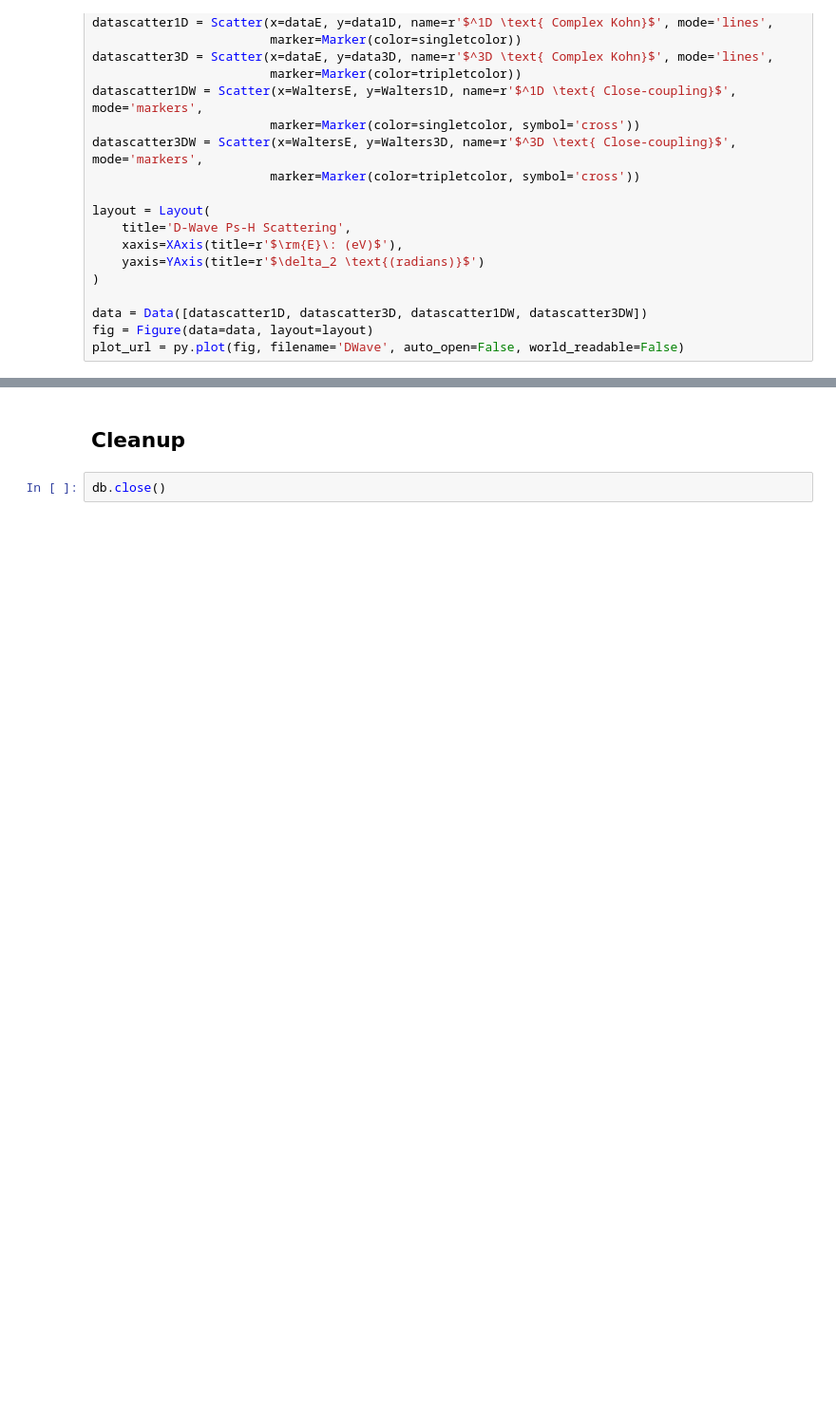
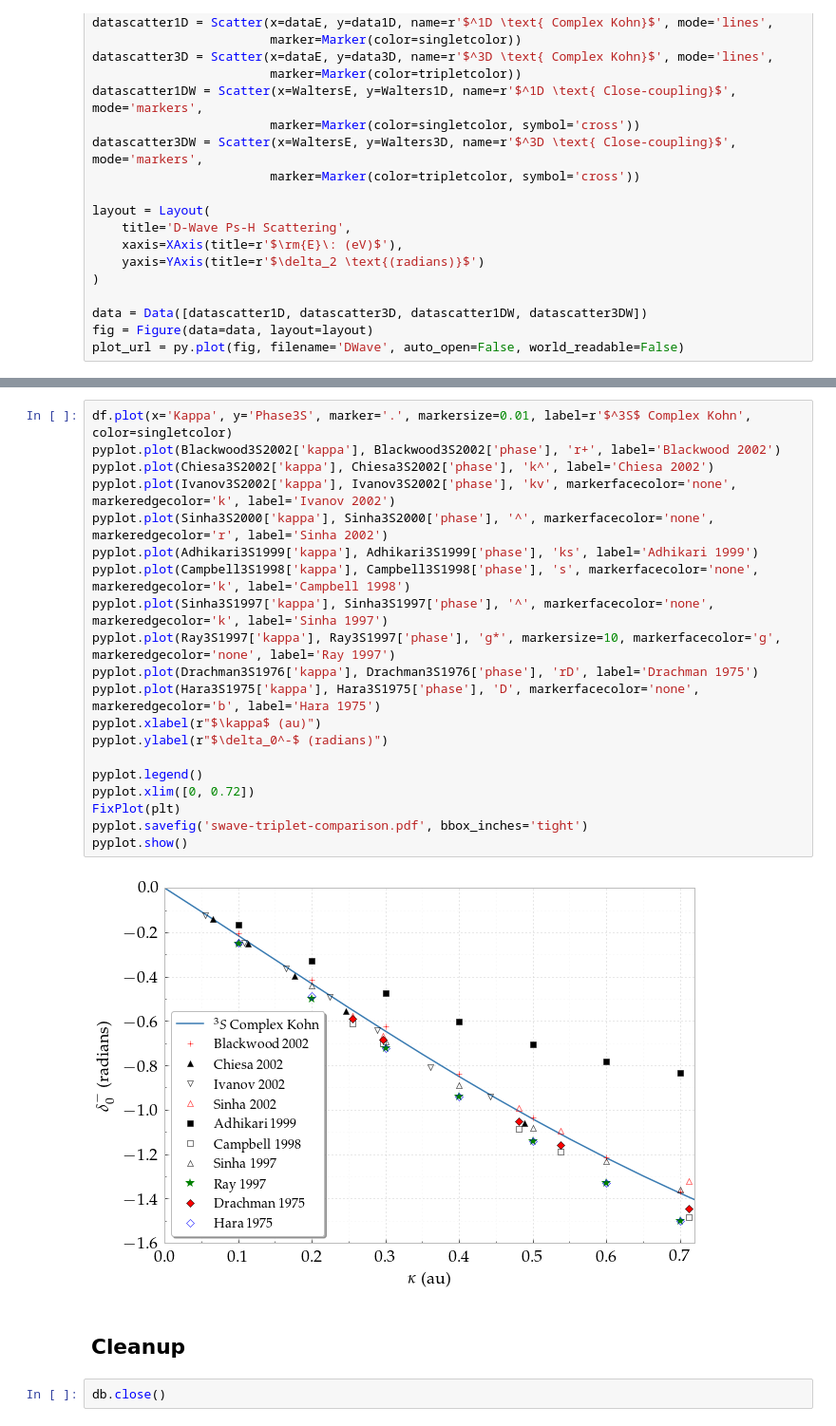
Before and after one commit to DentonW/Papers, a Jupyter notebook: PRA PsH/IPython/Paper Images.ipynb, the cells around one changed output, grey strips where cells are left out. Shown at 95% size. Cells and saved outputs as stored; diff of their text form; blank space fills up the shorter version.

```diff
--- a/PRA PsH/IPython/Paper Images.ipynb
+++ b/PRA PsH/IPython/Paper Images.ipynb
@@ -1027,3 +1068,25 @@ plot_url = py.plot(fig, filename='DWave', auto_open=False, world_readable=False)
+# %%
+df.plot(x='Kappa', y='Phase3S', marker='.', markersize=0.01, label=r'$^3S$ Complex Kohn', color=singletcolor)
+pyplot.plot(Blackwood3S2002['kappa'], Blackwood3S2002['phase'], 'r+', label='Blackwood 2002')
+pyplot.plot(Chiesa3S2002['kappa'], Chiesa3S2002['phase'], 'k^', label='Chiesa 2002')
+pyplot.plot(Ivanov3S2002['kappa'], Ivanov3S2002['phase'], 'kv', markerfacecolor='none', markeredgecolor='k', label='Ivanov 2002')
+pyplot.plot(Sinha3S2000['kappa'], Sinha3S2000['phase'], '^', markerfacecolor='none', markeredgecolor='r', label='Sinha 2002')
+pyplot.plot(Adhikari3S1999['kappa'], Adhikari3S1999['phase'], 'ks', label='Adhikari 1999')
+pyplot.plot(Campbell3S1998['kappa'], Campbell3S1998['phase'], 's', markerfacecolor='none', markeredgecolor='k', label='Campbell 1998')
+pyplot.plot(Sinha3S1997['kappa'], Sinha3S1997['phase'], '^', markerfacecolor='none', markeredgecolor='k', label='Sinha 1997')
+pyplot.plot(Ray3S1997['kappa'], Ray3S1997['phase'], 'g*', markersize=10, markerfacecolor='g', markeredgecolor='none', label='Ray 1997')
+pyplot.plot(Drachman3S1976['kappa'], Drachman3S1976['phase'], 'rD', label='Drachman 1975')
+pyplot.plot(Hara3S1975['kappa'], Hara3S1975['phase'], 'D', markerfacecolor='none', markeredgecolor='b', label='Hara 1975')
+pyplot.xlabel(r"$\kappa$ (au)")
+pyplot.ylabel(r"$\delta_0^-$ (radians)")
+
+pyplot.legend()
+pyplot.xlim([0, 0.72])
+FixPlot(plt)
+pyplot.savefig('swave-triplet-comparison.pdf', bbox_inches='tight')
+pyplot.show()
+# %% [output]
+[figure, added]
 # %% [markdown]
 ## Cleanup
 # %%
```
Also changed, not shown: parts of 8 cells of this notebook, 2 other files.
